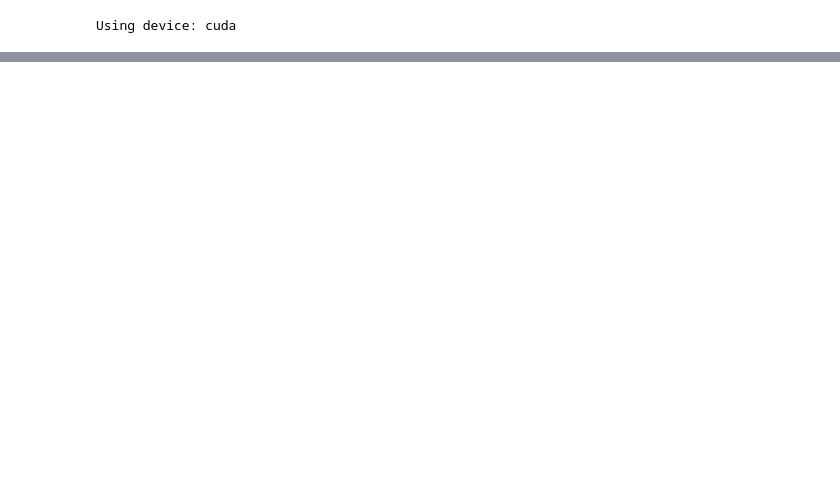
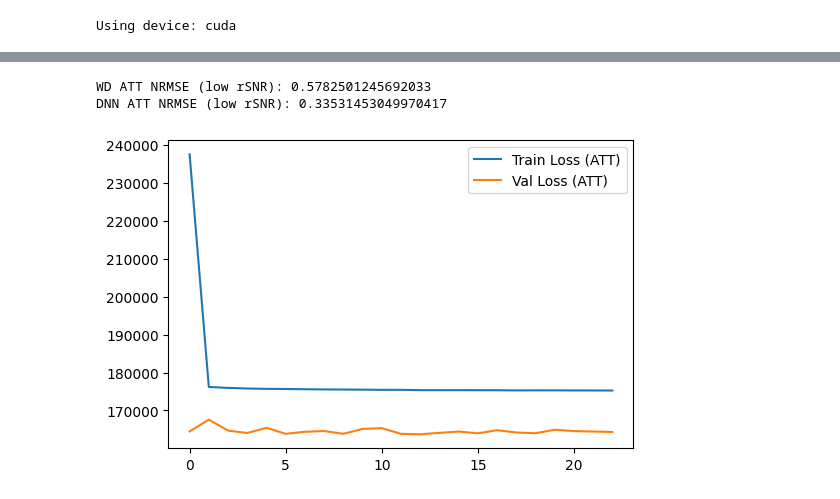
Before and after one commit to AnuThmsn/DNN_Estimation_of_CBF_and_ATT_ASL, a Jupyter notebook: DNN_Estimation_of_CBF_and_ATT_ASL.ipynb, the cells around one changed output, grey strips where cells are left out. Saved outputs shown, nothing was run; the diff lists cells and outputs as text; code cells hidden in the pictures; blank space fills up the shorter version.

```diff
--- a/DNN_Estimation_of_CBF_and_ATT_ASL.ipynb
+++ b/DNN_Estimation_of_CBF_and_ATT_ASL.ipynb
@@ -313,13 +304,6 @@ optimizer_CBF = optim.Adam(CBF_net.parameters(), lr=1e-3)
 optimizer_ATT = optim.Adam(ATT_net.parameters(), lr=1e-3)
 
 # Train
-# %%
-
-y_train_CBF = torch.tensor(y_train[:, 0:1], dtype=torch.float32).to(device)
-y_train_ATT = torch.tensor(y_train[:, 1:2], dtype=torch.float32).to(device)
-
-y_val_CBF = torch.tensor(y_val[:, 0:1], dtype=torch.float32).to(device)
-y_val_ATT = torch.tensor(y_val[:, 1:2], dtype=torch.float32).to(device)
 # %%
 train_losses_CBF, val_losses_CBF = train_model(
     CBF_net,
@@ -467,3 +458,39 @@ print("DNN ATT NRMSE (low rSNR):",
+# %%
+# 1. Compute weighted delay on test data
+WD_test = weighted_delay(X_test, PLDs)
+
+# 2. Convert WD → ATT using lookup table
+ATT_WD = wd_to_att(WD_test, wd_table, ATT_grid)
+
+# 3. Reconstruct rSNR for test set
+rSNR_test = np.repeat(rsnr_test, 10_000)
+
+# 4. Low-SNR mask
+low_snr_mask = rSNR_test < 6
+
+# 5. Ground truth ATT (low SNR)
+ATT_gt_low = ATT_gt[low_snr_mask]
+
+# 6. WD-based ATT (low SNR)
+ATT_WD_low = ATT_WD[low_snr_mask]
+
+# 7. Compare WD vs DNN
+print("WD ATT NRMSE (low rSNR):",
+      NRMSE(ATT_gt_low, ATT_WD_low))
+
+print("DNN ATT NRMSE (low rSNR):",
+      NRMSE(ATT_gt_low, ATT_pred[low_snr_mask]))
+# %% [output]
+WD ATT NRMSE (low rSNR): 0.5782501245692033
+DNN ATT NRMSE (low rSNR): 0.33531453049970417
+# %%
+plt.figure(figsize=(6,4))
+plt.plot(train_losses_ATT, label="Train Loss (ATT)")
+plt.plot(val_losses_ATT, label="Val Loss (ATT)")
+plt.legend()
+plt.show()
+# %% [output]
+[figure, added]
 # %%
 def plot_bland_altman(true, pred, title):
     mean = (true + pred) / 2
```
Also changed, not shown: parts of 14 cells of this notebook.
